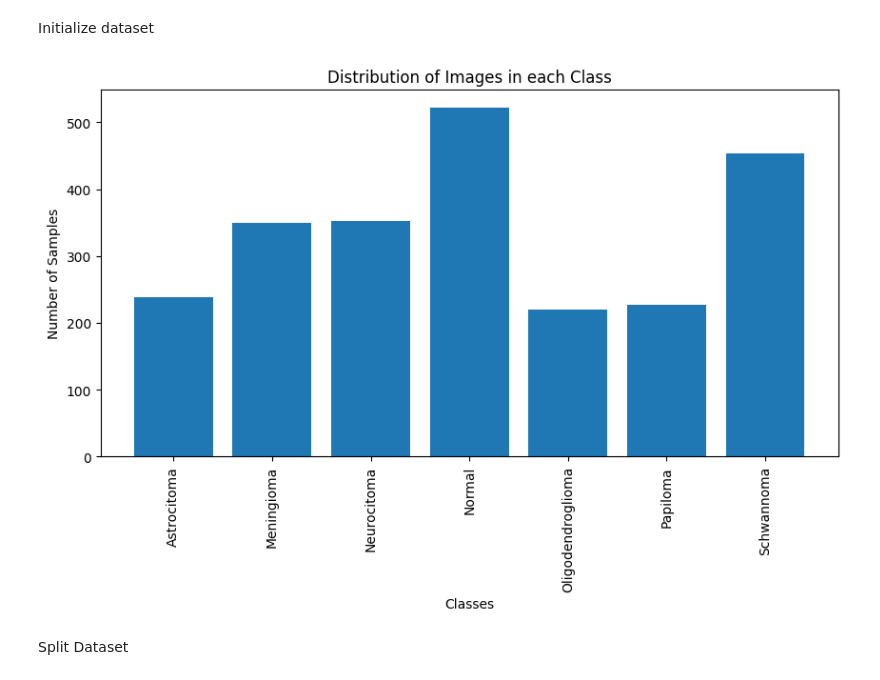
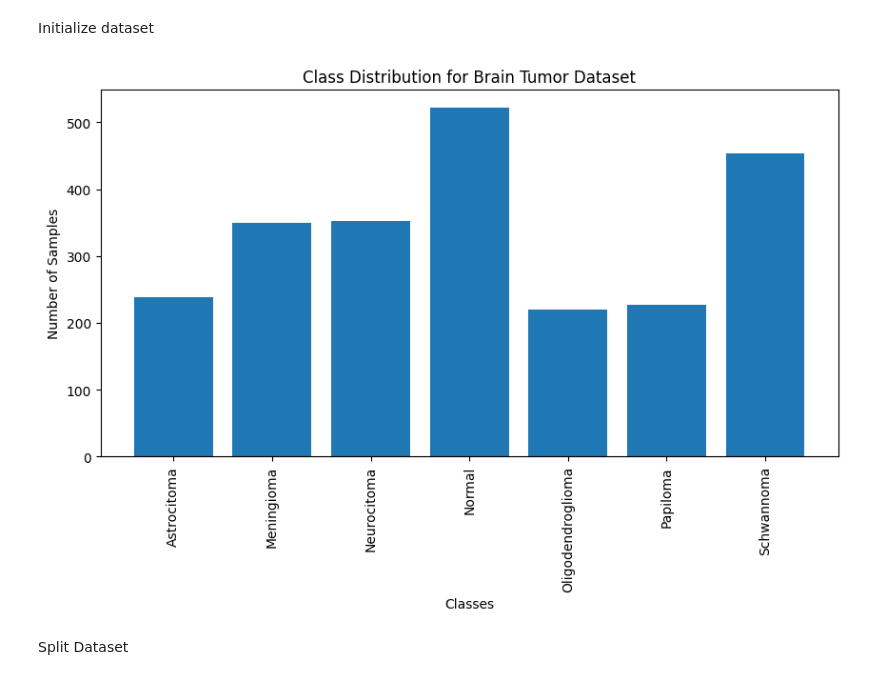
Before and after one commit to HamzahSheikh/Brain-Tumor-Image-Classifier, a Jupyter notebook: project.ipynb, the cells around one changed output. Saved outputs shown, nothing was run; the diff lists cells and outputs as text; code cells hidden in the pictures.

Commit message:
Adjusting graph title

```diff
--- a/project.ipynb
+++ b/project.ipynb
@@ -17,25 +17,25 @@ Initialize dataset
 # %%
 brain_tumor_dataset = r'C:\Users\Hamzah\Desktop\COMP 478\copy'
 
 # Get all image classes and number of images in each class
 classes = os.listdir(brain_tumor_dataset)
 num_images = []
 for c in classes:
     num_images.append(len(os.listdir(os.path.join(brain_tumor_dataset, c))))
 
 # Plot the number of images in each class
 plt.figure(figsize=(10, 5))
 plt.bar(classes, num_images)
-plt.title('Distribution of Images in each Class')
+plt.title('Class Distribution for Brain Tumor Dataset')
 plt.xlabel('Classes')
 
 # Rotate the x-axis labels
 plt.xticks(rotation=90)
 
 plt.ylabel('Number of Samples')
 plt.show()
 # %% [output]
-[figure, old version]
+[figure, new version]
 # %% [markdown]
 Split Dataset
 # %%
```
